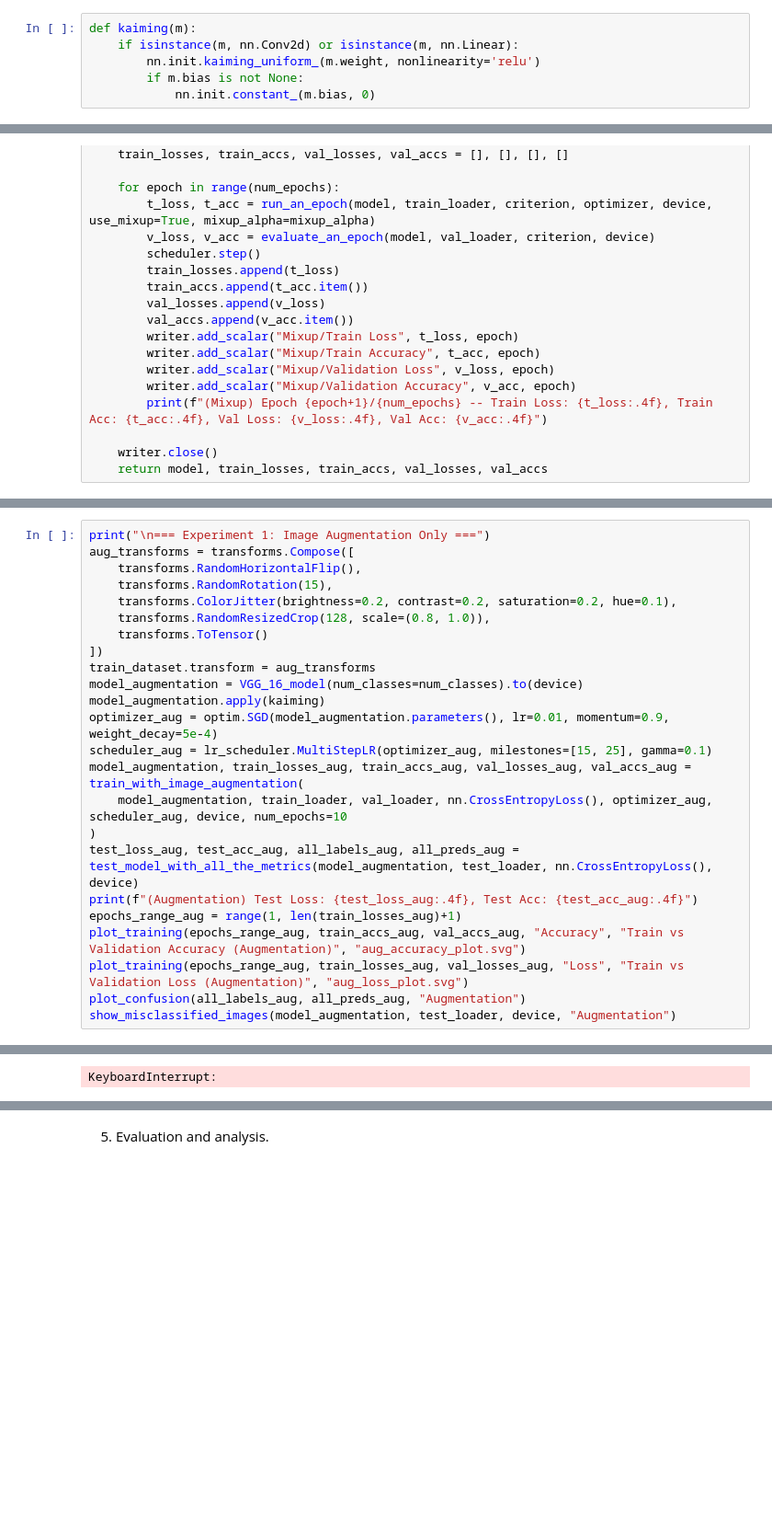
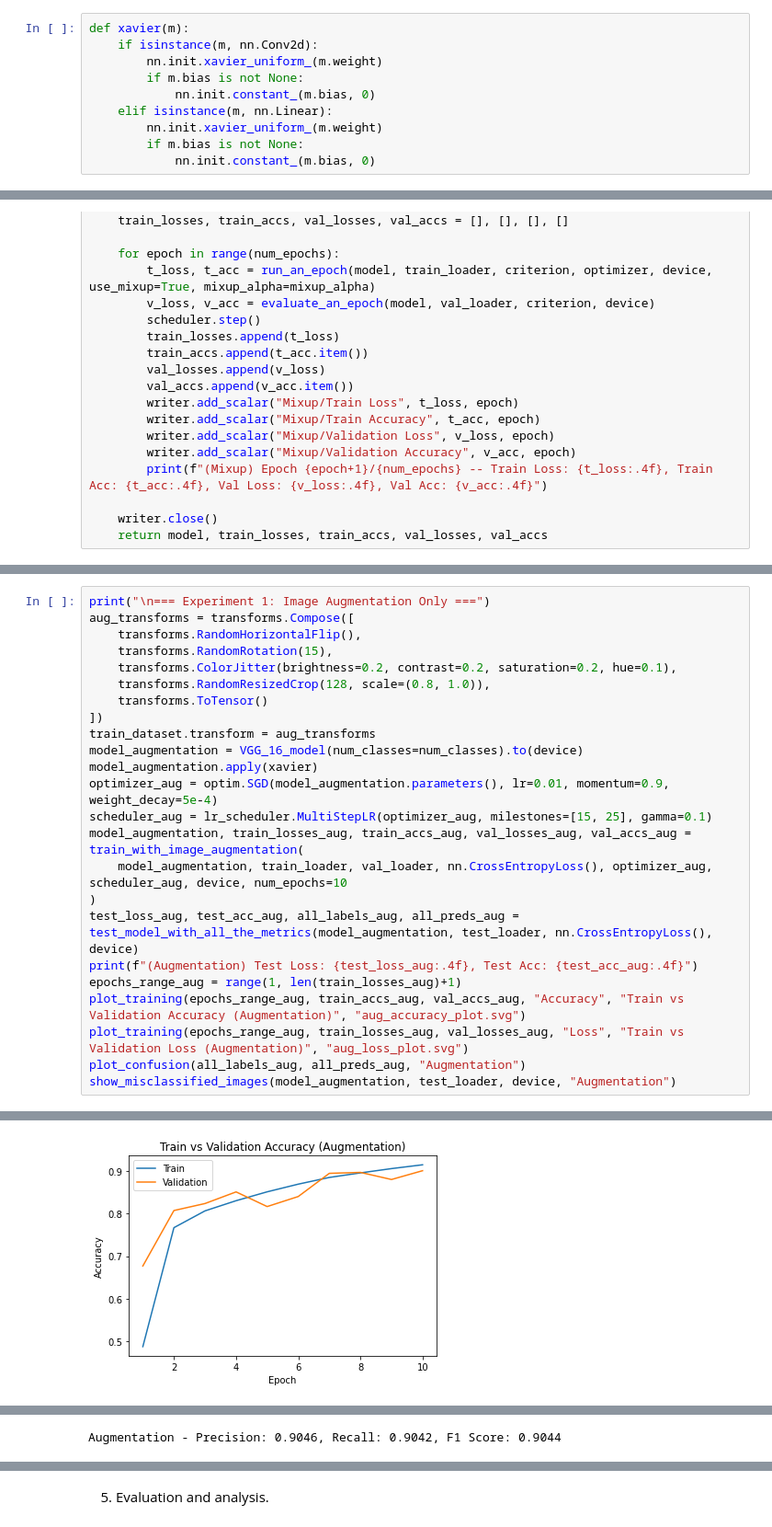
Before and after one commit to shishirhebbar1/DL_assignment1, a Jupyter notebook: a1_part_1_sbellary_shebbar-Copy2.ipynb, the cells around one changed output, grey strips where cells are left out. Shown at 92% size. Cells and saved outputs as stored; diff of their text form; blank space fills up the shorter version.

```diff
--- a/a1_part_1_sbellary_shebbar-Copy2.ipynb
+++ b/a1_part_1_sbellary_shebbar-Copy2.ipynb
@@ -480,11 +516,15 @@ KeyboardInterrupt:
 # %% [markdown]
 4. Apply regularization and overfitting prevention techniques.
 # %%
-def kaiming(m):
-    if isinstance(m, nn.Conv2d) or isinstance(m, nn.Linear):
-        nn.init.kaiming_uniform_(m.weight, nonlinearity='relu')
+def xavier(m):
+    if isinstance(m, nn.Conv2d):
+        nn.init.xavier_uniform_(m.weight)
         if m.bias is not None:
             nn.init.constant_(m.bias, 0)
+    elif isinstance(m, nn.Linear):
+        nn.init.xavier_uniform_(m.weight)
+        if m.bias is not None:
+            nn.init.constant_(m.bias, 0)
 # %%
 def create_dataloaders(batch_size):
     train_loader = DataLoader(train_dataset, batch_size=batch_size, shuffle=True, num_workers=2)
@@ -721,7 +761,7 @@ aug_transforms = transforms.Compose([
 ])
 train_dataset.transform = aug_transforms
 model_augmentation = VGG_16_model(num_classes=num_classes).to(device)
-model_augmentation.apply(kaiming)
+model_augmentation.apply(xavier)
 optimizer_aug = optim.SGD(model_augmentation.parameters(), lr=0.01, momentum=0.9, weight_decay=5e-4)
 scheduler_aug = lr_scheduler.MultiStepLR(optimizer_aug, milestones=[15, 25], gamma=0.1)
 model_augmentation, train_losses_aug, train_accs_aug, val_losses_aug, val_accs_aug = train_with_image_augmentation(
@@ -738,0 +790 @@ show_misclassified_images(model_augmentation, test_loader, device, "Augmentation
+[figure, added]
@@ -739 +793 @@ show_misclassified_images(model_augmentation, test_loader, device, "Augmentation
-KeyboardInterrupt:
+Augmentation - Precision: 0.9046, Recall: 0.9042, F1 Score: 0.9044
```
Also changed, not shown: parts of 21 cells of this notebook.
